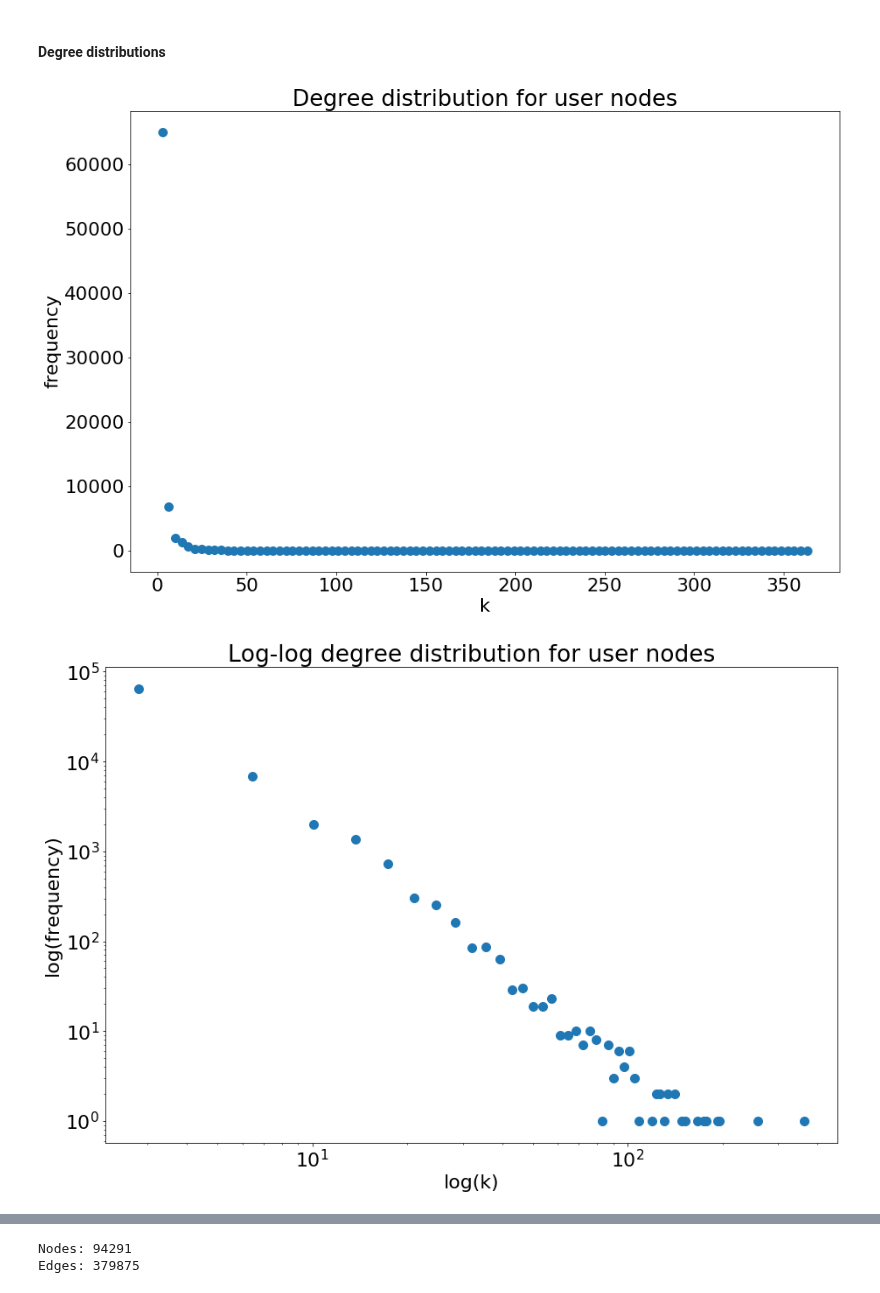
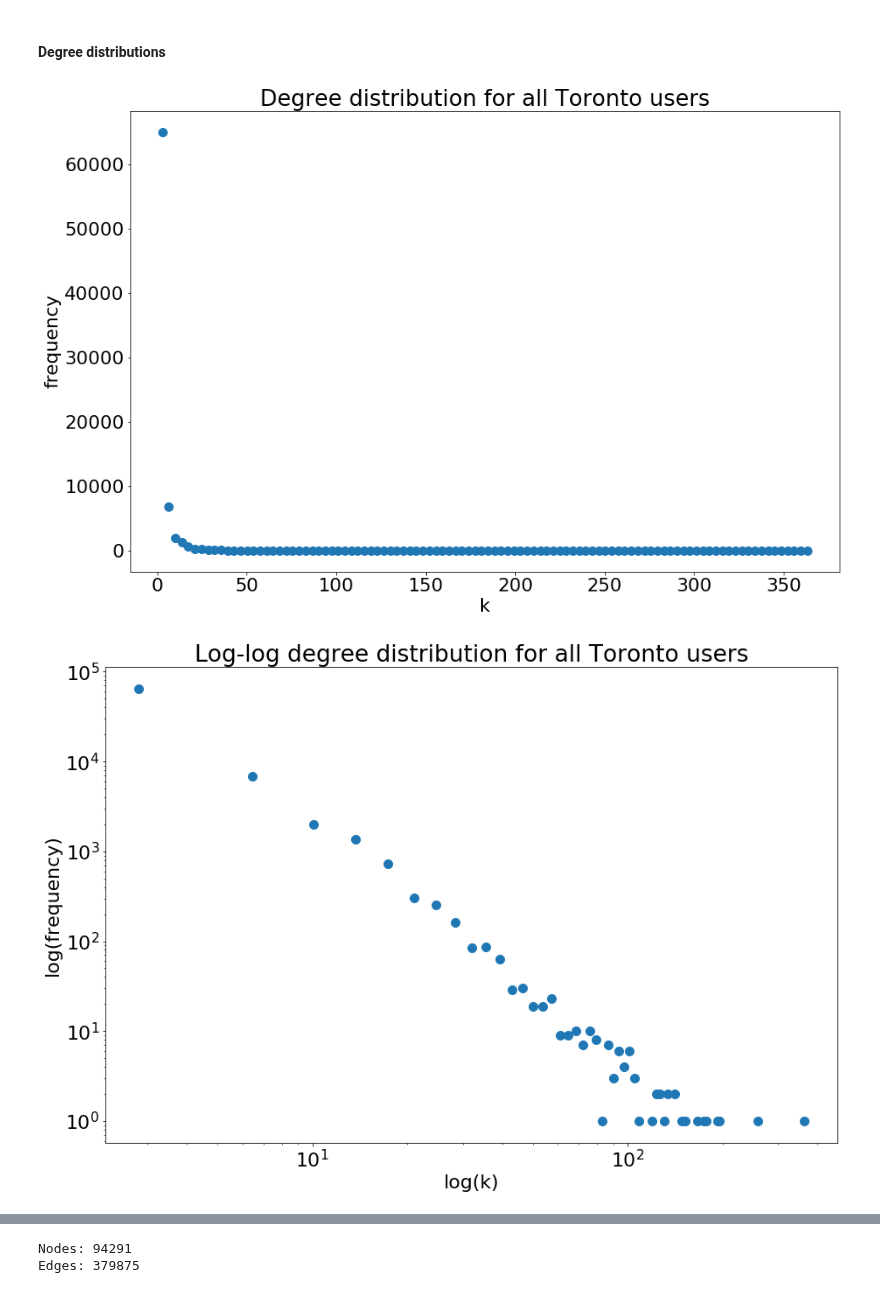
Before and after one commit to thomasnilsson/02805-social-graphs-2018, a Jupyter notebook: project1/Toronto Reviews.ipynb, the cells around one changed output, grey strips where cells are left out. Saved outputs shown, nothing was run; the diff lists cells and outputs as text; code cells hidden in the pictures.

```diff
--- a/project1/Toronto Reviews.ipynb
+++ b/project1/Toronto Reviews.ipynb
@@ -124,9 +111,9 @@ for r in reviews.itertuples():
 review_biz_nodes = [n for n in list(review_network.nodes()) if n.Type == BIZ]
 review_user_nodes = [n for n in list(review_network.nodes()) if n.Type == USER]
 review_elite_nodes = [n for n in list(review_network.nodes()) if n.Type == ELITE_USER]
-# %%
-degree_plot(review_network, review_user_nodes, "user nodes")
-# %% [output]
-[figure, removed]
-[figure, removed]
+# %%
+degree_plot(review_network, review_user_nodes, title="all Toronto users", filename='reviews_degree_normal_users')
+# %% [output]
+[figure, added]
+[figure, added]
 # %%
```
Also changed, not shown: parts of 30 cells of this notebook, 32 other files.
